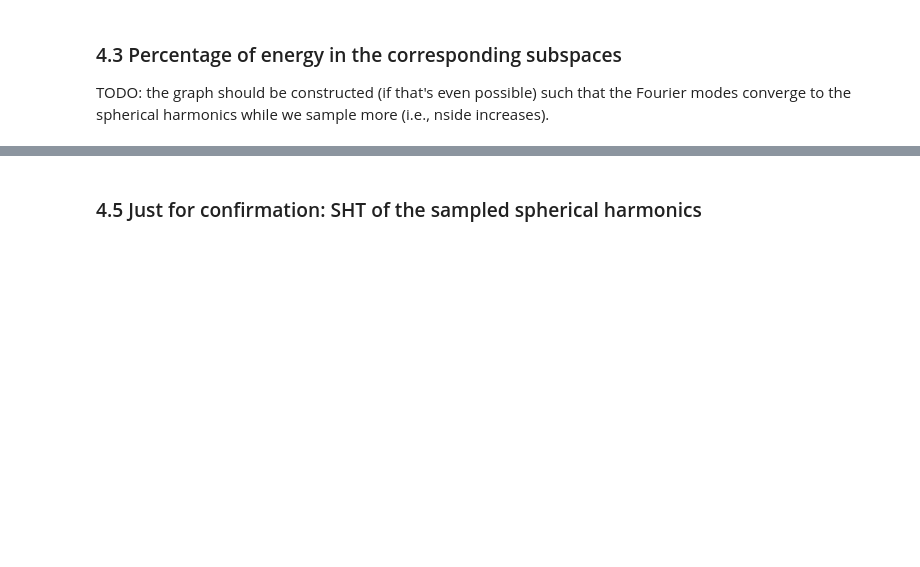
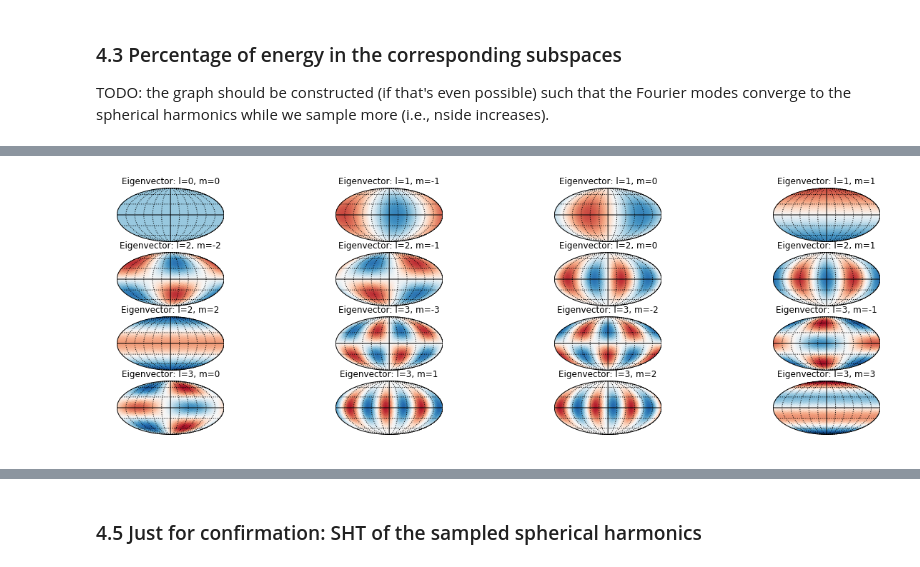
Before and after one commit to MartMilani/PDM, a Jupyter notebook: DeepSphere/demo_spherical_vs_graph.ipynb, the cells around one changed output, grey strips where cells are left out. Saved outputs shown, nothing was run; the diff lists cells and outputs as text; code cells hidden in the pictures; blank space fills up the shorter version.

```diff
--- a/DeepSphere/demo_spherical_vs_graph.ipynb
+++ b/DeepSphere/demo_spherical_vs_graph.ipynb
@@ -341,0 +379,4 @@ ax2.legend();
+# %%
+plot_harmonics(graph.U[:, :16], 'Eigenvector')
+# %% [output]
+[figure, added]
```
Also changed, not shown: parts of 37 cells of this notebook, 2 other files.
